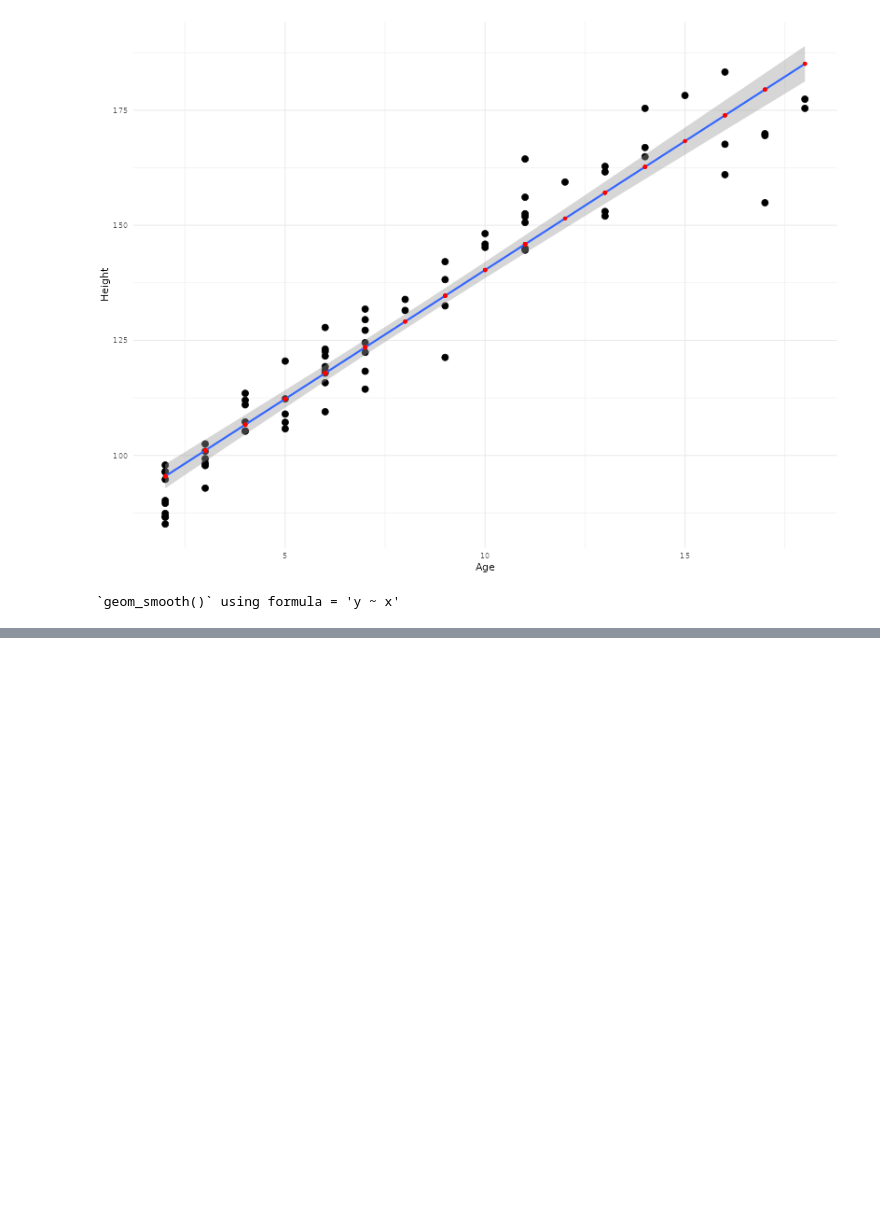
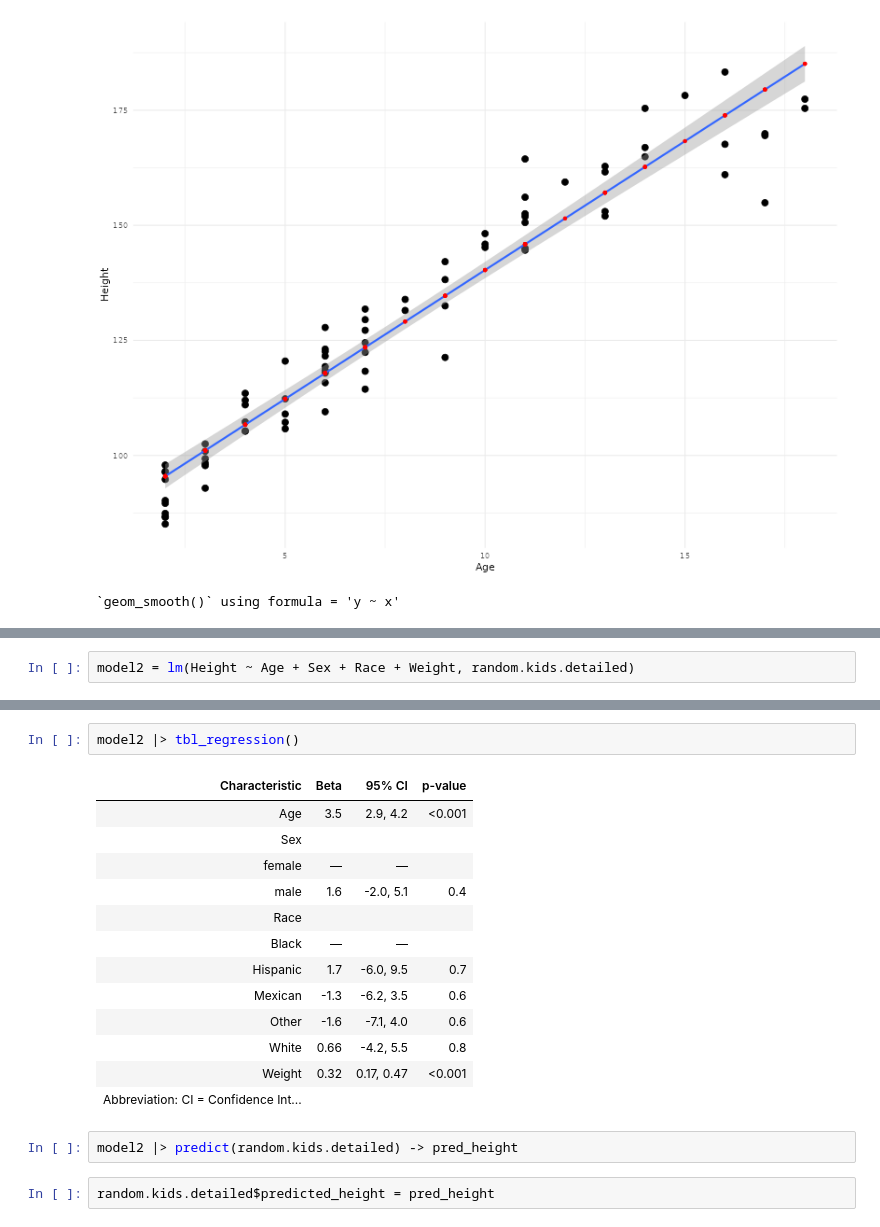
Before and after one commit to djynnius/learning-data-with-lara, a Jupyter notebook: Learniing R/Machine Learning/20.Intro.ipynb, the cells around one changed output, grey strips where cells are left out. Saved outputs shown, nothing was run; the diff lists cells and outputs as text; blank space fills up the shorter version.

```diff
--- a/Learniing R/Machine Learning/20.Intro.ipynb
+++ b/Learniing R/Machine Learning/20.Intro.ipynb
@@ -334,0 +361,2 @@ random.kids |>
+# %%
+model2 = lm(Height ~ Age + Sex + Race + Weight, random.kids.detailed)
@@ -334,0 +397,20 @@ random.kids |>
+# %%
+model2 |> tbl_regression()
+# %% [output]
+| Characteristic | Beta | 95% CI | p-value |
+| Age | 3.5 | 2.9, 4.2 | <0.001 |
+| Sex |  |  |  |
+| female | — | — |  |
+| male | 1.6 | -2.0, 5.1 | 0.4 |
+| Race |  |  |  |
+| Black | — | — |  |
+| Hispanic | 1.7 | -6.0, 9.5 | 0.7 |
+| Mexican | -1.3 | -6.2, 3.5 | 0.6 |
+| Other | -1.6 | -7.1, 4.0 | 0.6 |
+| White | 0.66 | -4.2, 5.5 | 0.8 |
+| Weight | 0.32 | 0.17, 0.47 | <0.001 |
+| Abbreviation: CI = Confidence Int... |  |  |  |
+# %%
+model2 |> predict(random.kids.detailed) -> pred_height
+# %%
+random.kids.detailed$predicted_height = pred_height
```
Also changed, not shown: parts of 23 cells of this notebook, 2 other files.
